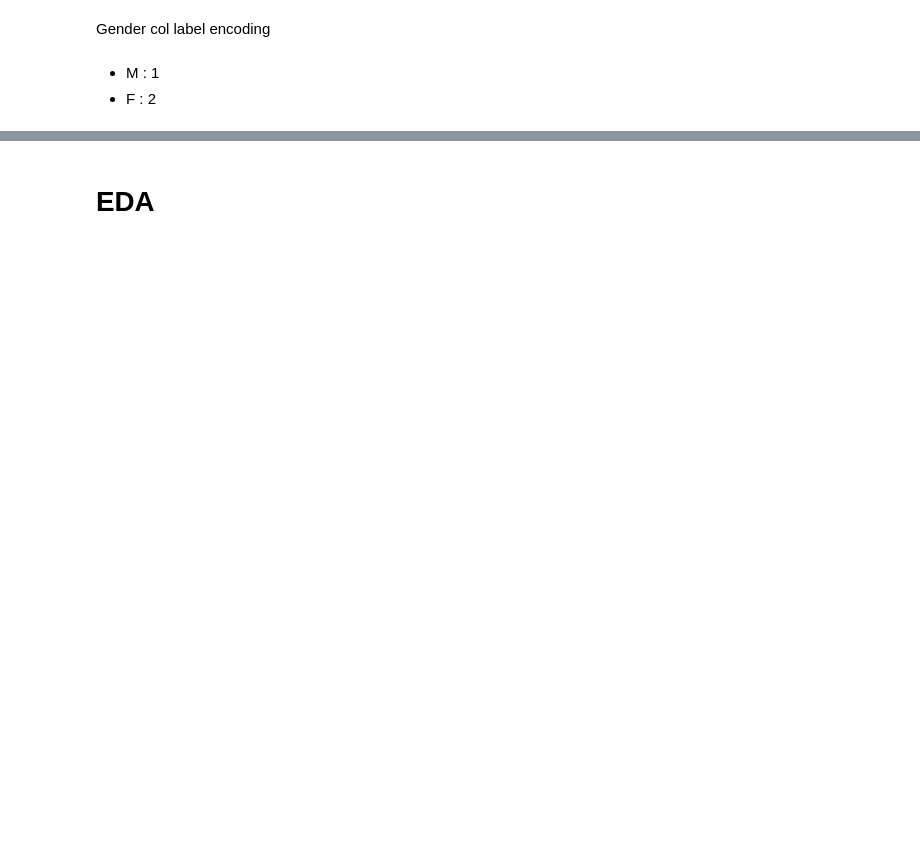
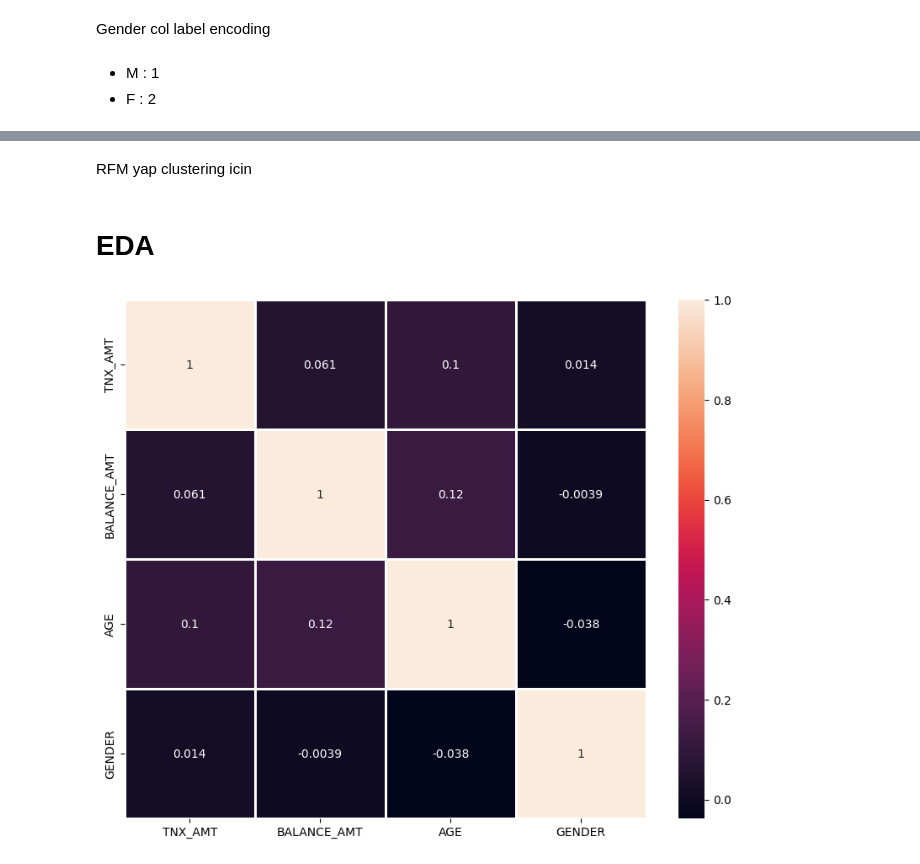
Before and after one commit to senolcemhan98/ABAProject2, a Jupyter notebook: proje.ipynb, the cells around one changed output, grey strips where cells are left out. Saved outputs shown, nothing was run; the diff lists cells and outputs as text; code cells hidden in the pictures; blank space fills up the shorter version.

```diff
--- a/proje.ipynb
+++ b/proje.ipynb
@@ -194,2 +189,11 @@ memory usage: 75.3+ MB
+# %% [markdown]
+RFM yap clustering icin
 # %% [markdown]
 # EDA
+# %%
+plt.figure(figsize = (10, 8))
+
+sns.heatmap(data = data[['TNX_AMT','BALANCE_AMT','AGE','GENDER']].corr(), annot = True, fmt = '.2g', linewidth = 1)
+plt.show()
+# %% [output]
+[figure, added]
```
Also changed, not shown: parts of 8 cells of this notebook.
